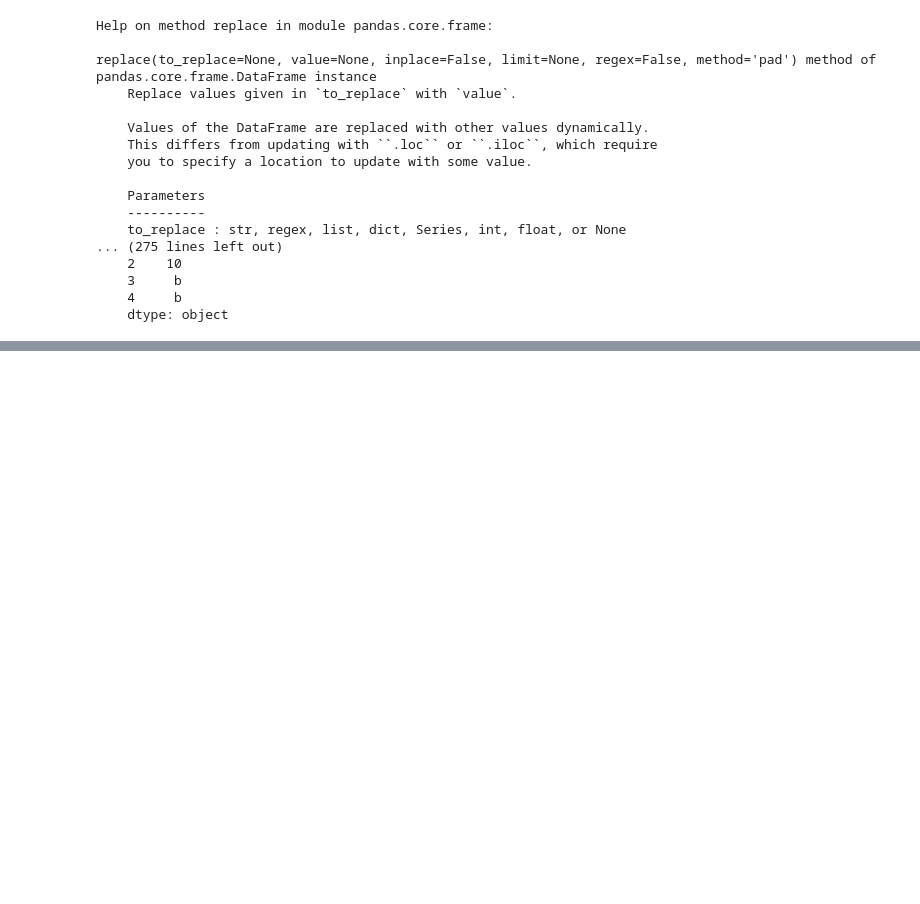
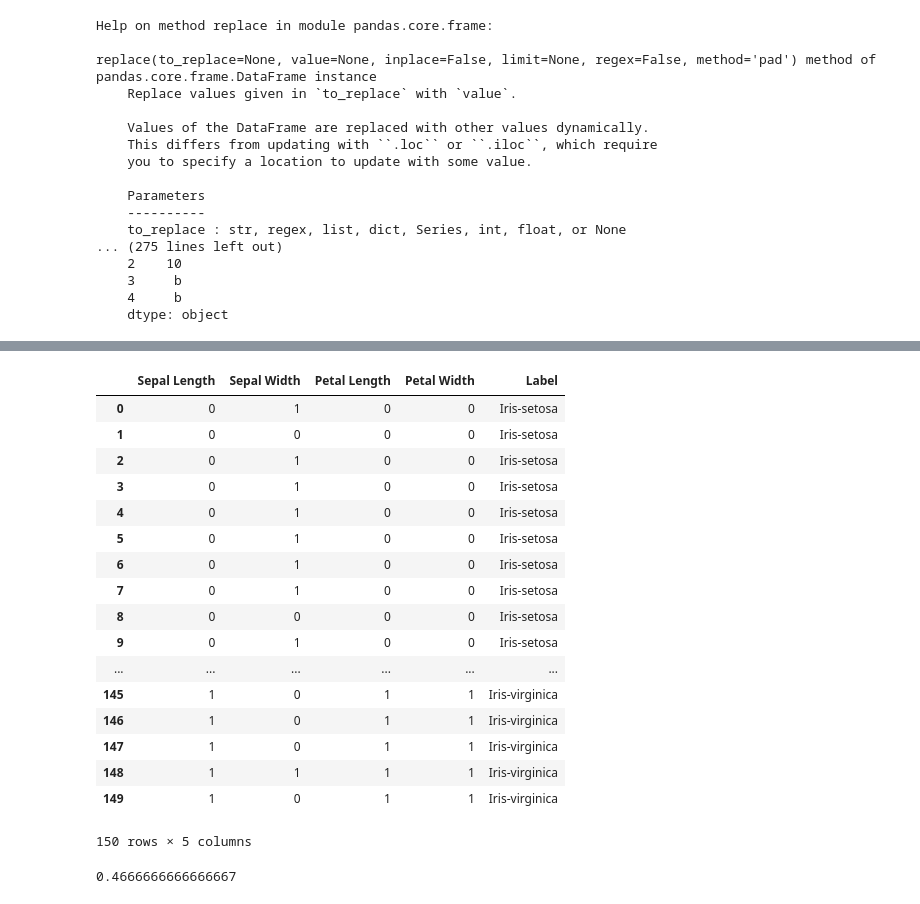
Before and after one commit to rovvvn/2017-cmp, a Jupyter notebook: ASCANO-HW12-KNN-ML.ipynb, the cells around one changed output, grey strips where cells are left out. Saved outputs shown, nothing was run; the diff lists cells and outputs as text; code cells hidden in the pictures; blank space fills up the shorter version.

```diff
--- a/ASCANO-HW12-KNN-ML.ipynb
+++ b/ASCANO-HW12-KNN-ML.ipynb
@@ -173,0 +280,34 @@ replace(to_replace=None, value=None, inplace=False, limit=None, regex=False, met
+# %%
+X_d = np.array(iris > iris.mean(), dtype='int')
+# %%
+Iris_data_d = OrderedDict({'Sepal Length ': X_d[:,0],
+             'Sepal Width': X_d[:,1],
+             'Petal Length': X_d[:,2],
+             'Petal Width': X_d[:,3],
+             'Label': Y})
+
+dg = pd.DataFrame(Iris_data_d)
+dg
+# %% [output]
+|  | Sepal Length | Sepal Width | Petal Length | Petal Width | Label |
+| 0 | 0 | 1 | 0 | 0 | Iris-setosa |
+| 1 | 0 | 0 | 0 | 0 | Iris-setosa |
+| 2 | 0 | 1 | 0 | 0 | Iris-setosa |
+| 3 | 0 | 1 | 0 | 0 | Iris-setosa |
+| 4 | 0 | 1 | 0 | 0 | Iris-setosa |
+| 5 | 0 | 1 | 0 | 0 | Iris-setosa |
+| 6 | 0 | 1 | 0 | 0 | Iris-setosa |
+| 7 | 0 | 1 | 0 | 0 | Iris-setosa |
+| 8 | 0 | 0 | 0 | 0 | Iris-setosa |
+| 9 | 0 | 1 | 0 | 0 | Iris-setosa |
+| ... | ... | ... | ... | ... | ... |
+| 145 | 1 | 0 | 1 | 1 | Iris-virginica |
+| 146 | 1 | 0 | 1 | 1 | Iris-virginica |
+| 147 | 1 | 0 | 1 | 1 | Iris-virginica |
+| 148 | 1 | 1 | 1 | 1 | Iris-virginica |
+| 149 | 1 | 0 | 1 | 1 | Iris-virginica |
+150 rows × 5 columns
+# %%
+X_d[:,0].mean()
+# %% [output]
+0.4666666666666667
```
Also changed, not shown: parts of 24 cells of this notebook.
